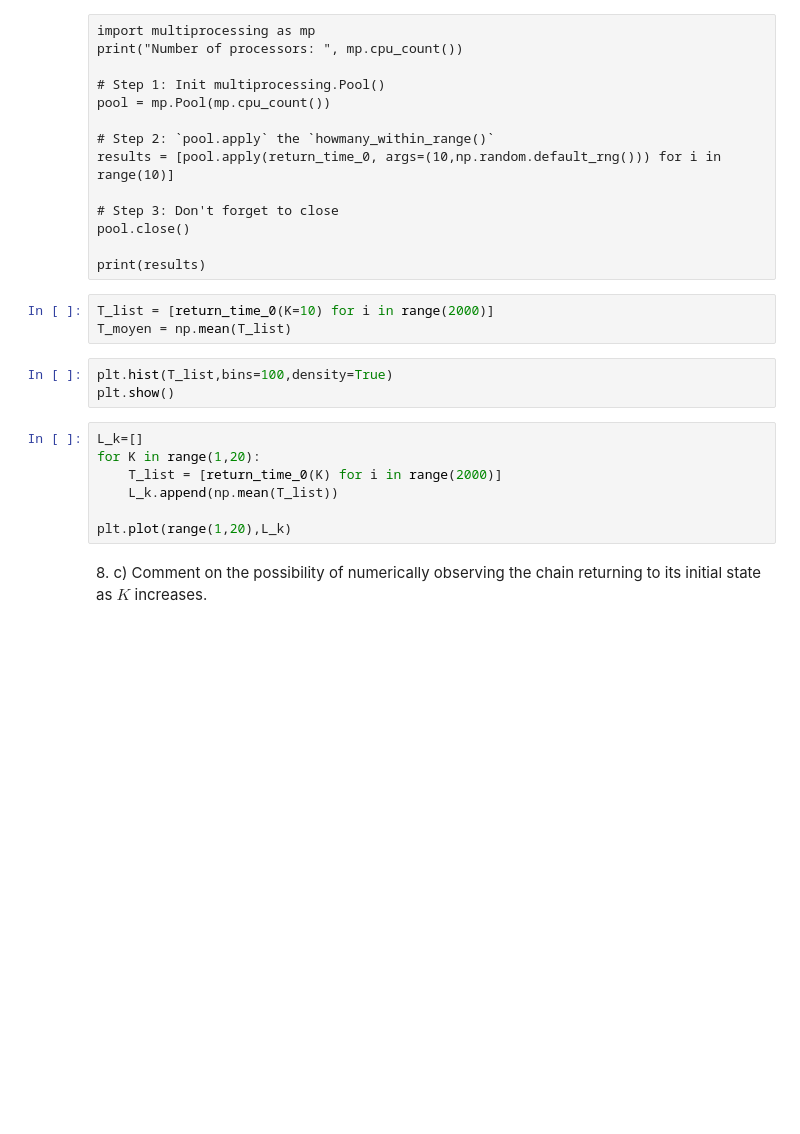
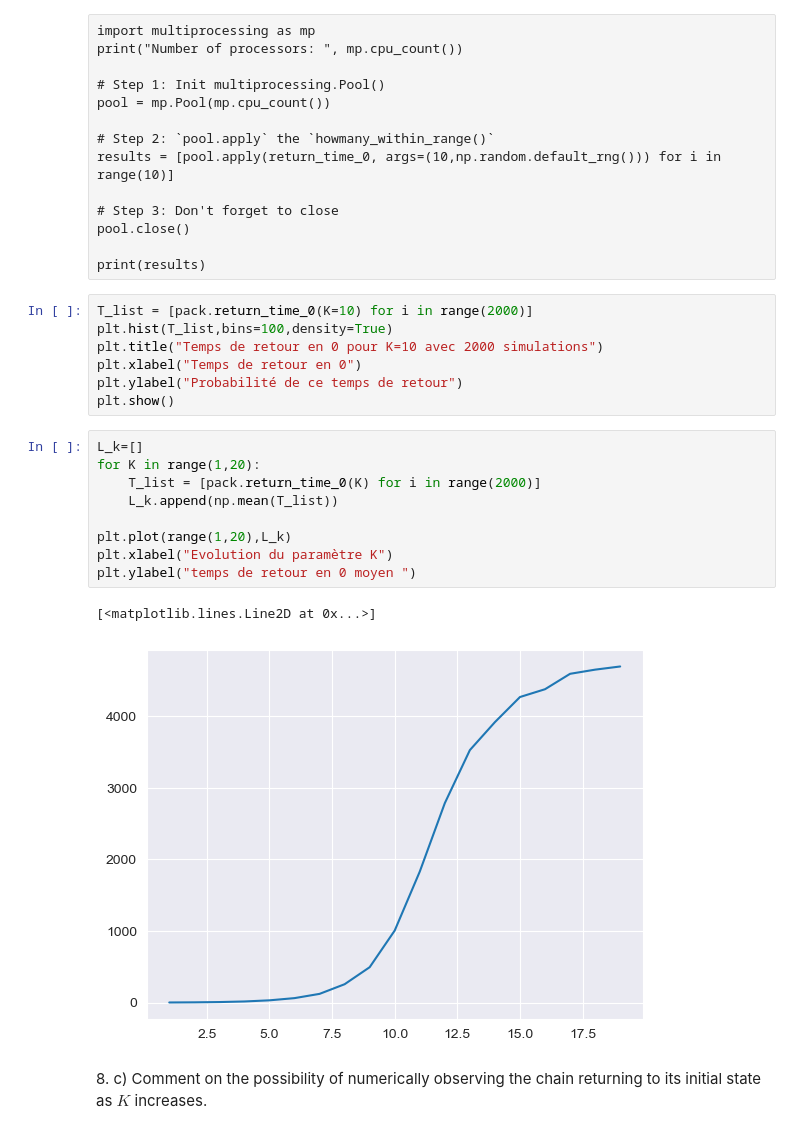
Before and after one commit to VictorNiaussat/MarkovChain, a Jupyter notebook: lab1_students/lab1_notebook.ipynb, the cells around one changed output. Saved outputs shown, nothing was run; the diff lists cells and outputs as text; blank space fills up the shorter version.

```diff
--- a/lab1_students/lab1_notebook.ipynb
+++ b/lab1_students/lab1_notebook.ipynb
@@ -193,19 +170,25 @@ results = [pool.apply(return_time_0, args=(10,np.random.default_rng())) for i in
 pool.close()
 
 print(results)
-# %%
-T_list = [return_time_0(K=10) for i in range(2000)]
-T_moyen = np.mean(T_list)
-# %%
-plt.hist(T_list,bins=100,density=True)
-plt.show()
+# %%
+T_list = [pack.return_time_0(K=10) for i in range(2000)]
+plt.hist(T_list,bins=100,density=True)
+plt.title("Temps de retour en 0 pour K=10 avec 2000 simulations")
+plt.xlabel("Temps de retour en 0")
+plt.ylabel("Probabilité de ce temps de retour")
+plt.show()
 # %%
 L_k=[]
 for K in range(1,20):
-    T_list = [return_time_0(K) for i in range(2000)]
+    T_list = [pack.return_time_0(K) for i in range(2000)]
     L_k.append(np.mean(T_list))
 
 plt.plot(range(1,20),L_k)
+plt.xlabel("Evolution du paramètre K")
+plt.ylabel("temps de retour en 0 moyen ")
+# %% [output]
+[<matplotlib.lines.Line2D at 0x...>]
+[figure, added]
 # %% [markdown]
 8\. c) Comment on the possibility of numerically observing the chain returning to its initial state as $K$ increases.
 # %% [markdown]
```
Also changed, not shown: parts of 27 cells of this notebook, 2 other files.
